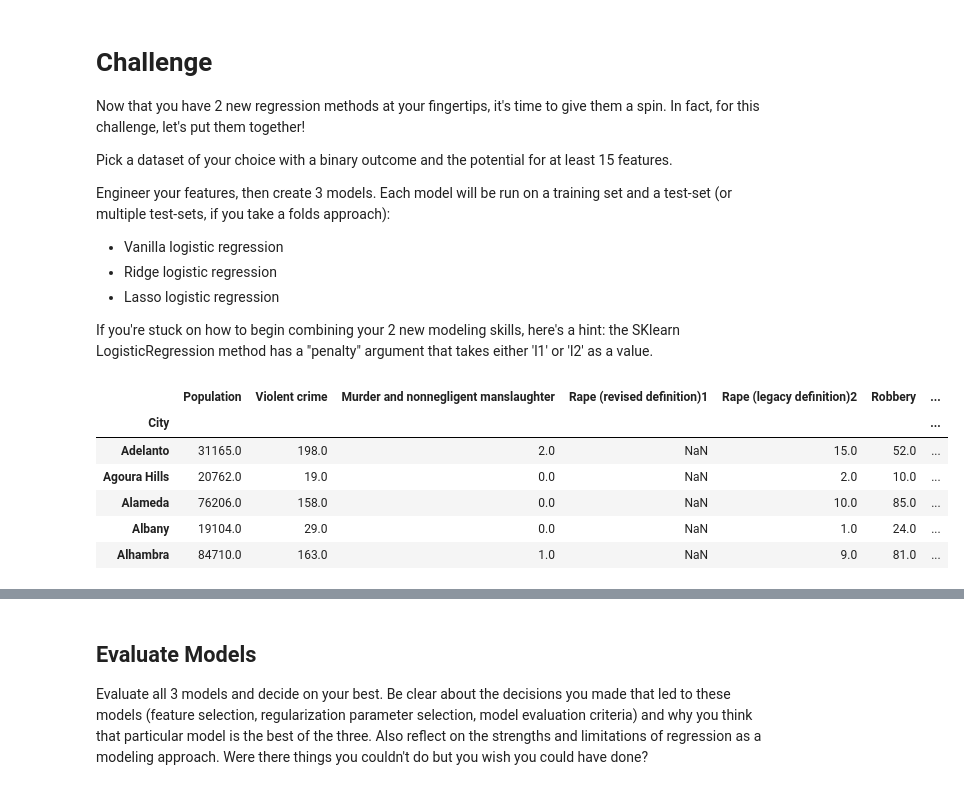
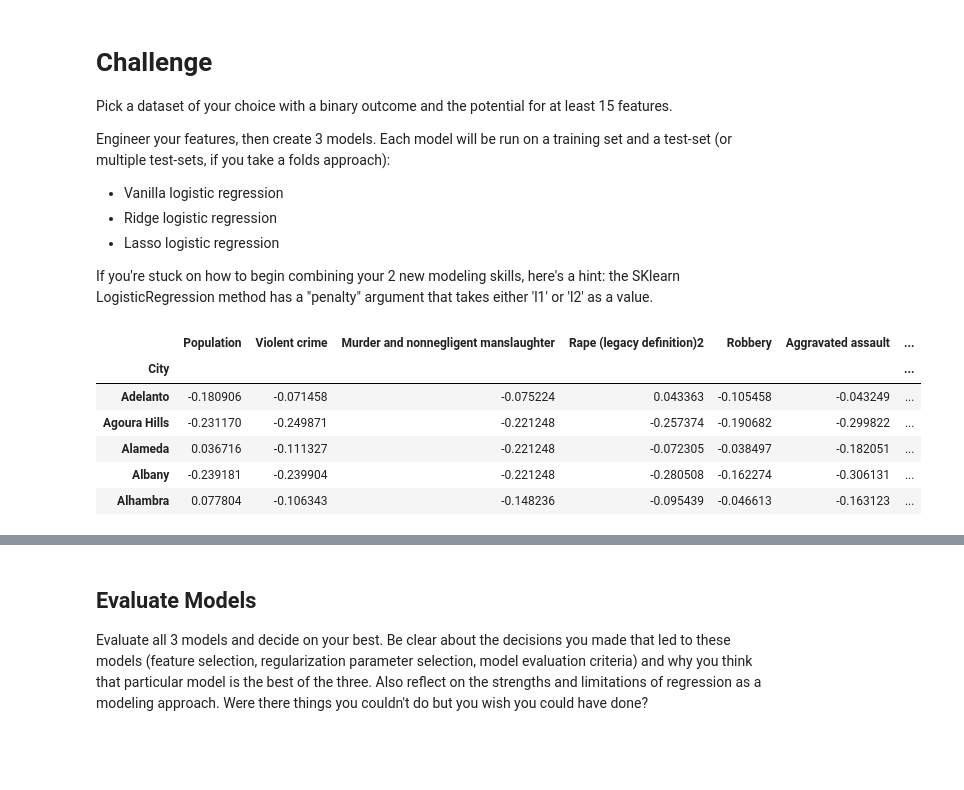
Before and after one commit to esthersweon/thinkful, a Jupyter notebook: main/unit_3/lesson_3_project_4.ipynb, the cells around one changed output, grey strips where cells are left out. Cells and saved outputs as stored; diff of their text form; code cells hidden in the pictures; blank space fills up the shorter version.

Commit message:
Finish logistic regression (vanilla vs. ridge vs. lasso) comparison

```diff
--- a/main/unit_3/lesson_3_project_4.ipynb
+++ b/main/unit_3/lesson_3_project_4.ipynb
@@ -1,7 +1,5 @@
 # %% [markdown]
 # Challenge
-
-Now that you have 2 new regression methods at your fingertips, it's time to give them a spin. In fact, for this challenge, let's put them together!
 
 Pick a dataset of your choice with a binary outcome and the potential for at least 15 features.
 
@@ -15,17 +13,27 @@ If you're stuck on how to begin combining your 2 new modeling skills, here's a h
 # %%
 import pandas as pd
 import numpy as np
 import scipy
 import matplotlib.pyplot as plt
+from sklearn import linear_model
+from sklearn import preprocessing
 %matplotlib inline
 
 df = pd.read_excel('./data/ca_crimes_2013.xls', header=4, index_col="City")
+
+# Drop any NaN 'Population' values or all-NaN columns
+df = df.dropna(subset=['Population']).dropna(axis=1, how='all')
+
+# Standardize data
+names = df.columns
+df = pd.DataFrame(preprocessing.scale(df), columns=names, index=df.index)
+
 df.head()
 # %% [output]
-|  | Population | Violent crime | Murder and nonnegligent manslaughter | Rape (revised definition)1 | Rape (legacy definition)2 | Robbery | ... |
+|  | Population | Violent crime | Murder and nonnegligent manslaughter | Rape (legacy definition)2 | Robbery | Aggravated assault | ... |
 | City |  |  |  |  |  |  | ... |
-| Adelanto | 31165.0 | 198.0 | 2.0 | NaN | 15.0 | 52.0 | ... |
-| Agoura Hills | 20762.0 | 19.0 | 0.0 | NaN | 2.0 | 10.0 | ... |
-| Alameda | 76206.0 | 158.0 | 0.0 | NaN | 10.0 | 85.0 | ... |
-| Albany | 19104.0 | 29.0 | 0.0 | NaN | 1.0 | 24.0 | ... |
-| Alhambra | 84710.0 | 163.0 | 1.0 | NaN | 9.0 | 81.0 | ... |
+| Adelanto | -0.180906 | -0.071458 | -0.075224 | 0.043363 | -0.105458 | -0.043249 | ... |
+| Agoura Hills | -0.231170 | -0.249871 | -0.221248 | -0.257374 | -0.190682 | -0.299822 | ... |
+| Alameda | 0.036716 | -0.111327 | -0.221248 | -0.072305 | -0.038497 | -0.182051 | ... |
+| Albany | -0.239181 | -0.239904 | -0.221248 | -0.280508 | -0.162274 | -0.306131 | ... |
+| Alhambra | 0.077804 | -0.106343 | -0.148236 | -0.095439 | -0.046613 | -0.163123 | ... |
```
Also changed, not shown: parts of 16 cells of this notebook, 3 other files.
